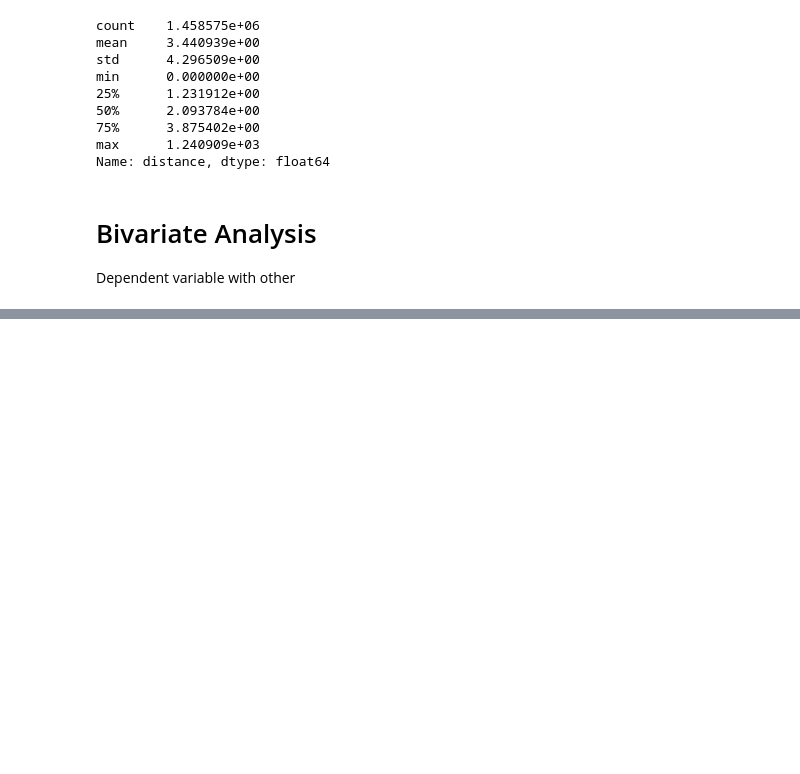
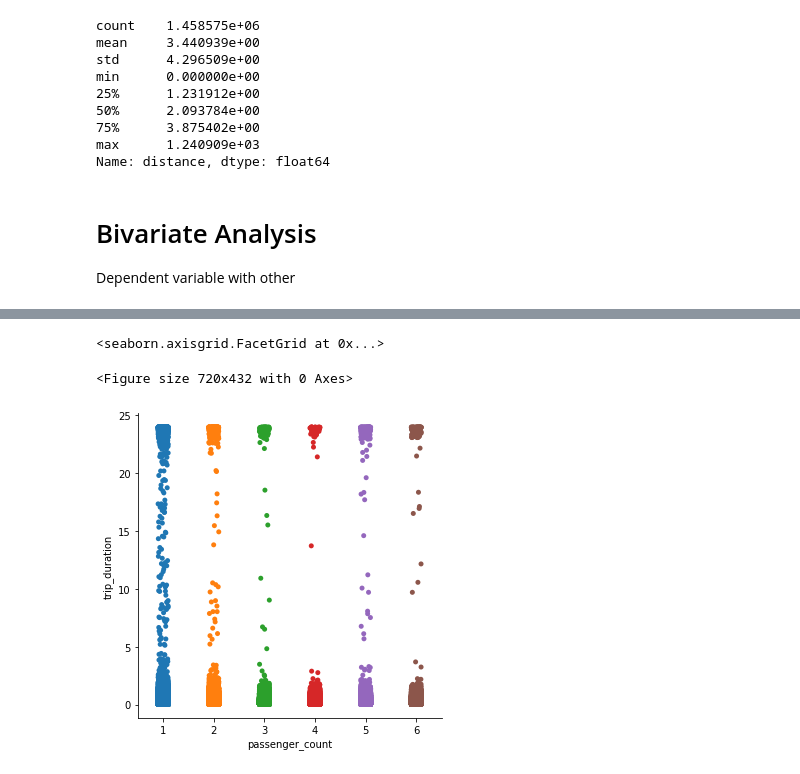
Before and after one commit to Jayjake1/NYC_taxi_trip_predication, a Jupyter notebook: one_Copy_of_NYC_Taxi_Trip_Time_Prediction_Capstone_Project.ipynb, the cells around one changed output, grey strips where cells are left out. Drawn from its saved outputs; the diff is of its cells as text; code cells hidden in the pictures; blank space fills up the shorter version.

```diff
--- a/one_Copy_of_NYC_Taxi_Trip_Time_Prediction_Capstone_Project.ipynb
+++ b/one_Copy_of_NYC_Taxi_Trip_Time_Prediction_Capstone_Project.ipynb
@@ -512,0 +538,7 @@ Dependent variable with other
+# %%
+plt.figure(figsize=(10,6))
+sns.catplot(x='passenger_count',y='trip_duration',data=df,kind='strip')
+# %% [output]
+<seaborn.axisgrid.FacetGrid at 0x...>
+<Figure size 720x432 with 0 Axes>
+[figure, added]
```
Also changed, not shown: parts of 21 cells of this notebook.
